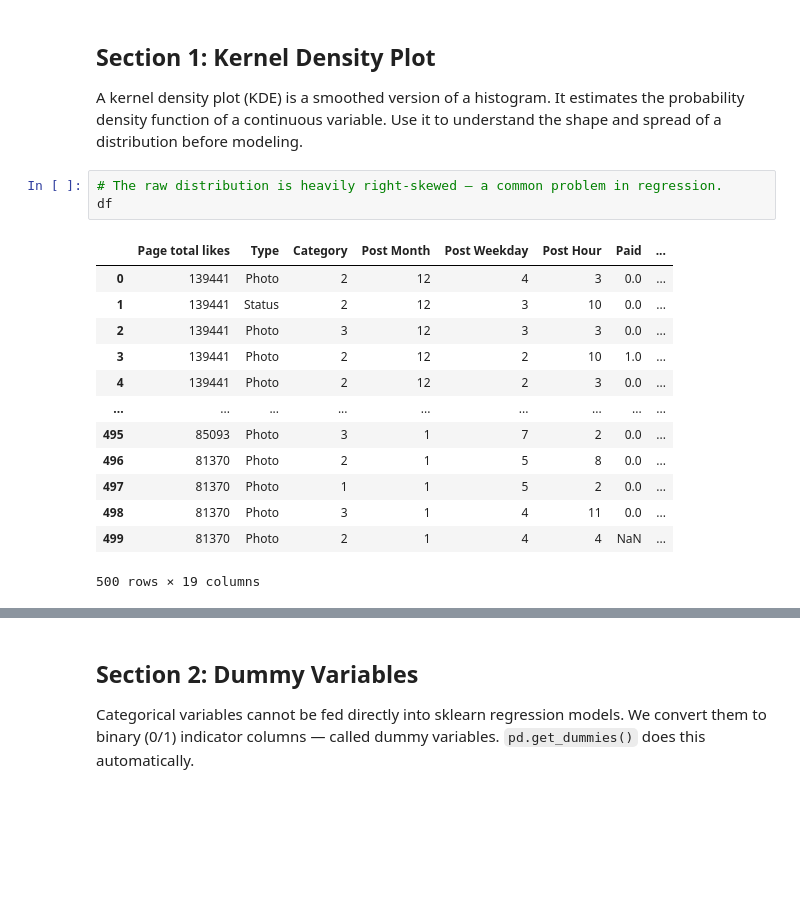
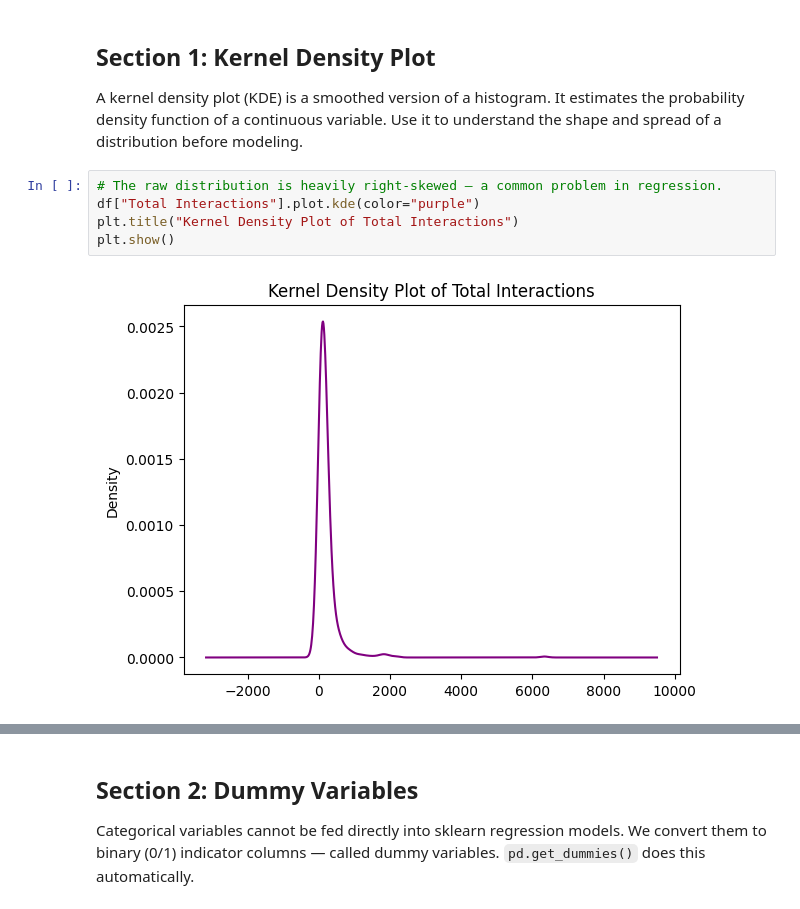
Before and after one commit to Ryanmh1024/intro_to_ml_classwork, a Jupyter notebook: makeup_regression.ipynb, the cells around one changed output, grey strips where cells are left out. Saved outputs shown, nothing was run; the diff lists cells and outputs as text; blank space fills up the shorter version.

```diff
--- a/makeup_regression.ipynb
+++ b/makeup_regression.ipynb
@@ -37,20 +47,10 @@ df = pd.concat([X, y], axis=1)
 A kernel density plot (KDE) is a smoothed version of a histogram. It estimates the probability density function of a continuous variable. Use it to understand the shape and spread of a distribution before modeling.
 # %%
 # The raw distribution is heavily right-skewed — a common problem in regression.
-df
+df["Total Interactions"].plot.kde(color="purple")
+plt.title("Kernel Density Plot of Total Interactions")
+plt.show()
 # %% [output]
-|  | Page total likes | Type | Category | Post Month | Post Weekday | Post Hour | Paid | ... |
-| 0 | 139441 | Photo | 2 | 12 | 4 | 3 | 0.0 | ... |
-| 1 | 139441 | Status | 2 | 12 | 3 | 10 | 0.0 | ... |
-| 2 | 139441 | Photo | 3 | 12 | 3 | 3 | 0.0 | ... |
-| 3 | 139441 | Photo | 2 | 12 | 2 | 10 | 1.0 | ... |
-| 4 | 139441 | Photo | 2 | 12 | 2 | 3 | 0.0 | ... |
-| ... | ... | ... | ... | ... | ... | ... | ... | ... |
-| 495 | 85093 | Photo | 3 | 1 | 7 | 2 | 0.0 | ... |
-| 496 | 81370 | Photo | 2 | 1 | 5 | 8 | 0.0 | ... |
-| 497 | 81370 | Photo | 1 | 1 | 5 | 2 | 0.0 | ... |
-| 498 | 81370 | Photo | 3 | 1 | 4 | 11 | 0.0 | ... |
-| 499 | 81370 | Photo | 2 | 1 | 4 | 4 | NaN | ... |
-500 rows × 19 columns
+[figure, added]
 # %%
 # Let's also look at Page total likes
```
Also changed, not shown: parts of 9 cells of this notebook.
